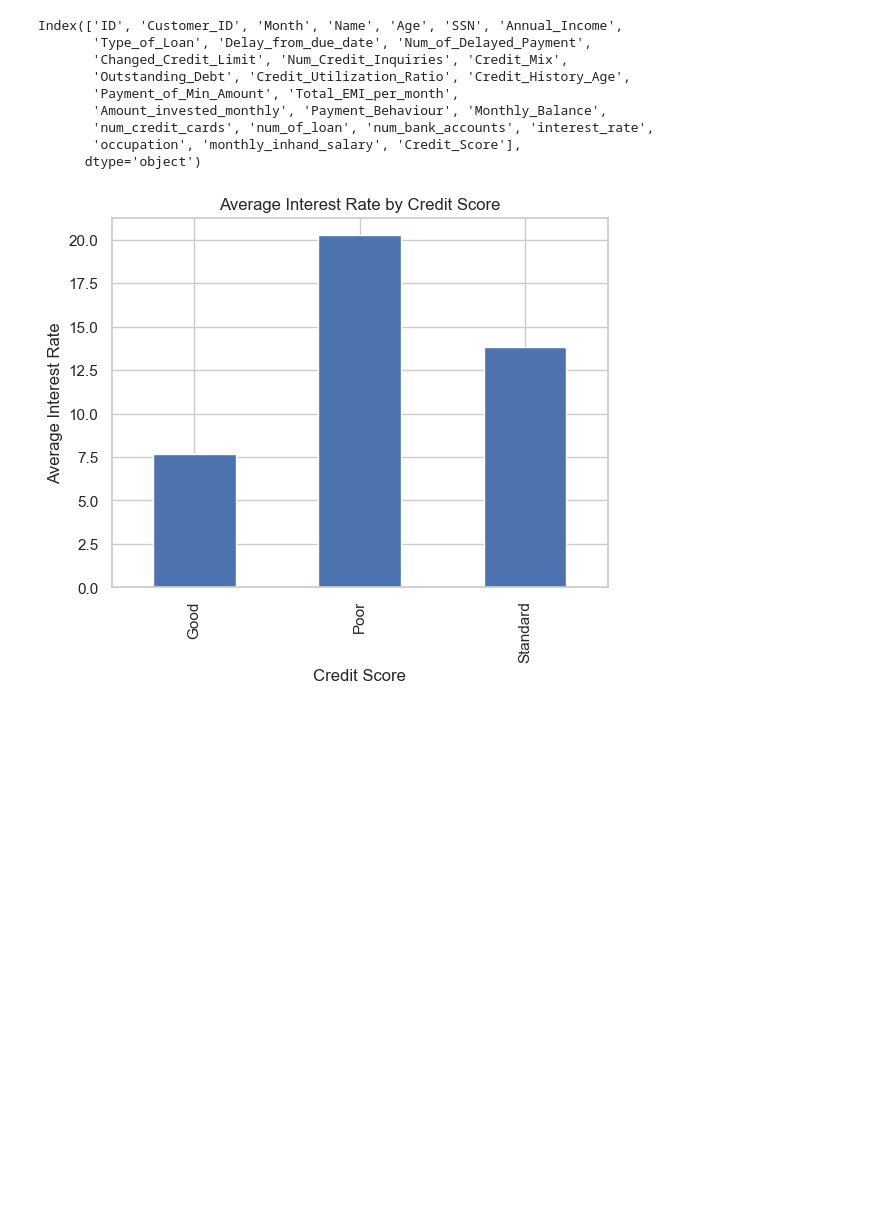
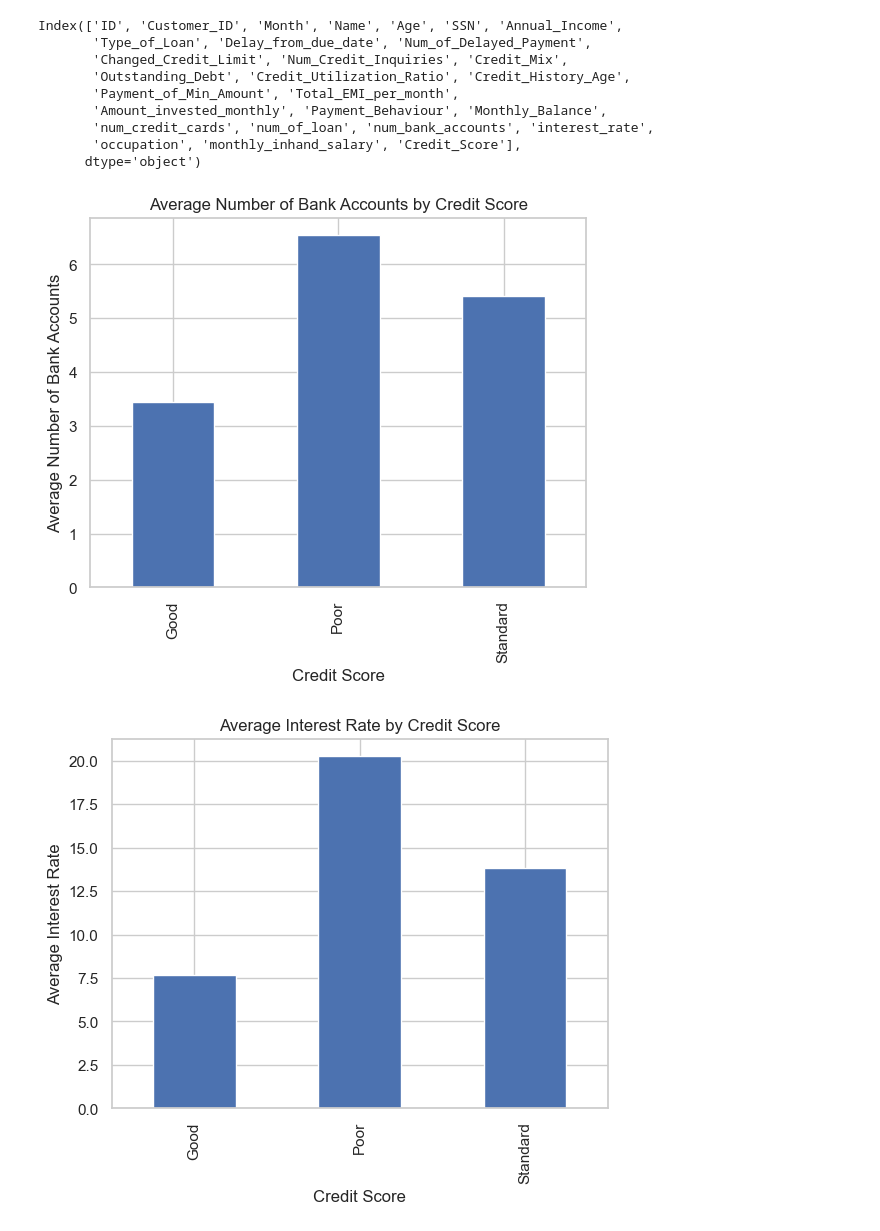
Before and after one commit to rodyrahi/creditscoreML, a Jupyter notebook: credit.ipynb, the cells around one changed output. Drawn from its saved outputs; the diff is of its cells as text; code cells hidden in the pictures; blank space fills up the shorter version.

```diff
--- a/credit.ipynb
+++ b/credit.ipynb
@@ -168,6 +168,13 @@ Index(['ID', 'Customer_ID', 'Month', 'Name', 'Age', 'SSN', 'Annual_Income',
        'num_credit_cards', 'num_of_loan', 'num_bank_accounts', 'interest_rate',
        'occupation', 'monthly_inhand_salary', 'Credit_Score'],
       dtype='object')
+# %%
+scoredf.groupby('Credit_Score')['num_bank_accounts'].mean().plot(kind='bar', title='Average Number of Bank Accounts by Credit Score')
+plt.xlabel('Credit Score')
+plt.ylabel('Average Number of Bank Accounts')
+plt.show()
+# %% [output]
+[figure, added]
 # %%
 scoredf.groupby('Credit_Score')['interest_rate'].mean().plot(kind='bar', title='Average Interest Rate by Credit Score')
 plt.xlabel('Credit Score')
```
Also changed, not shown: parts of 27 cells of this notebook, 1 other file.
